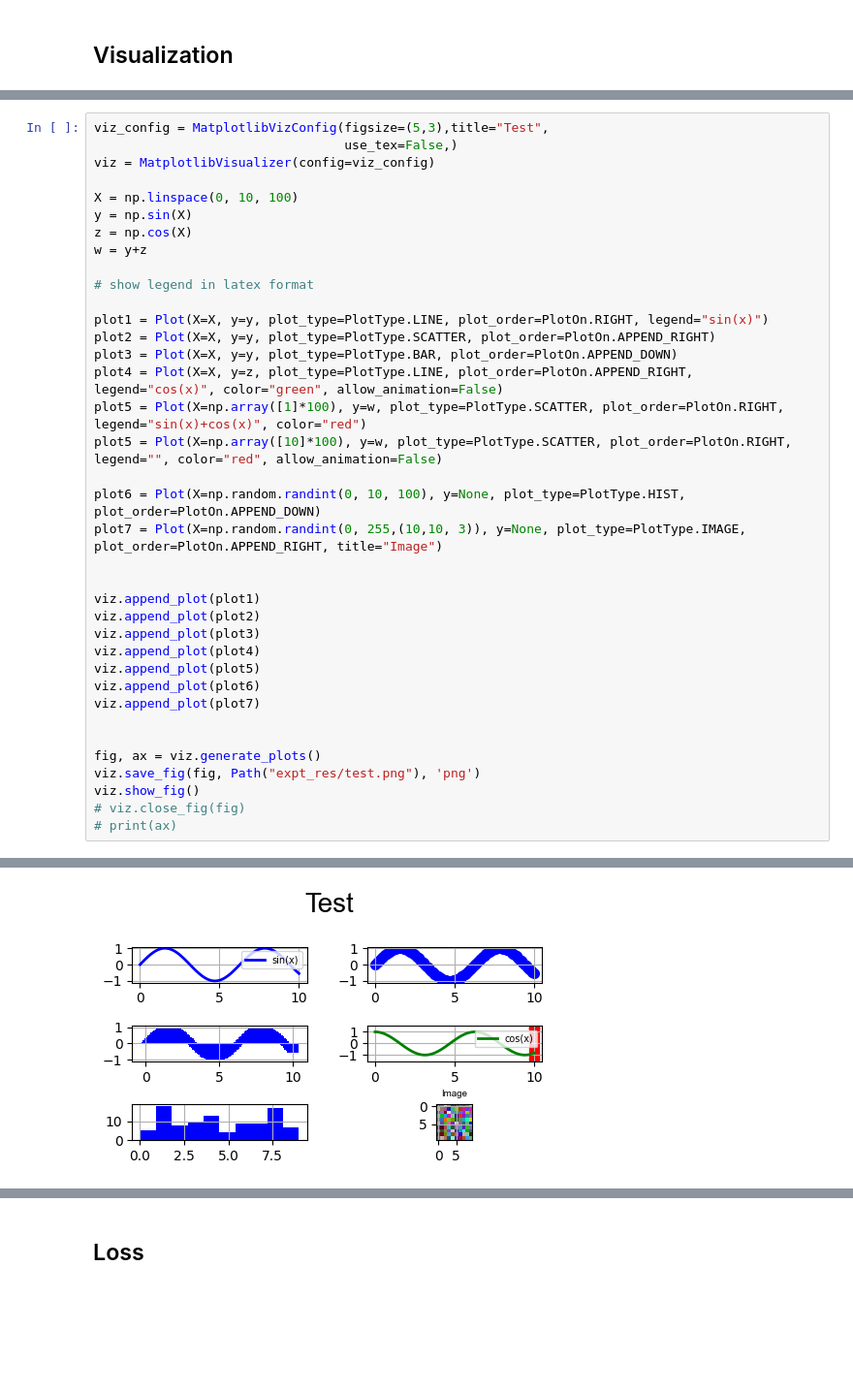
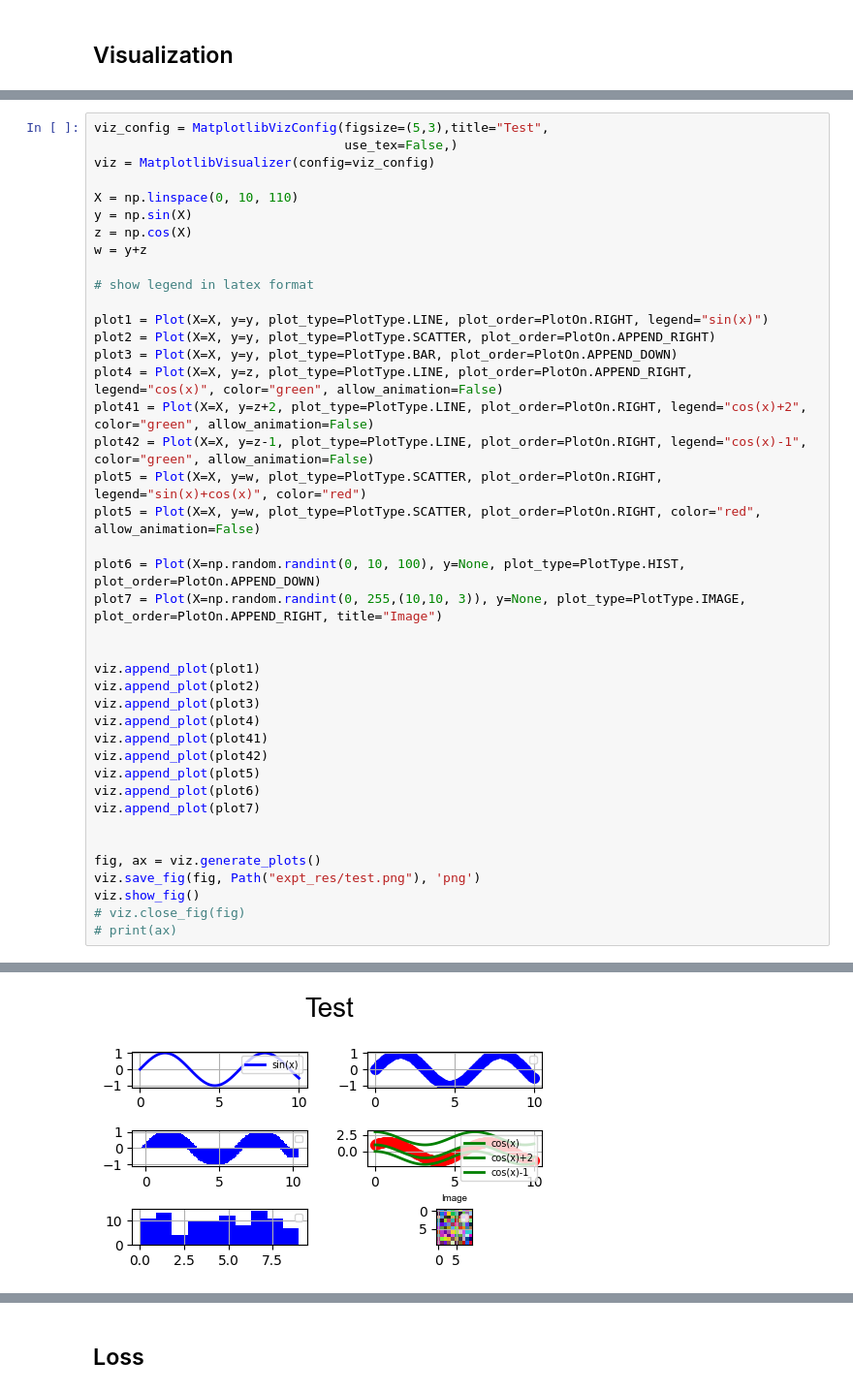
Before and after one commit to q-viper/gradients-based-methods-on-large-least-square, a Jupyter notebook: notebooks/experiment.ipynb, the cells around one changed output, grey strips where cells are left out. Shown at 97% size. Cells and saved outputs as stored; diff of their text form; blank space fills up the shorter version.

```diff
--- a/notebooks/experiment.ipynb
+++ b/notebooks/experiment.ipynb
@@ -290,7 +295,7 @@ viz_config = MatplotlibVizConfig(figsize=(5,3),title="Test",
                                  use_tex=False,)
 viz = MatplotlibVisualizer(config=viz_config)
 
-X = np.linspace(0, 10, 100)
+X = np.linspace(0, 10, 110)
 y = np.sin(X)
 z = np.cos(X)
 w = y+z
@@ -301,8 +306,10 @@ plot1 = Plot(X=X, y=y, plot_type=PlotType.LINE, plot_order=PlotOn.RIGHT, legend=
 plot2 = Plot(X=X, y=y, plot_type=PlotType.SCATTER, plot_order=PlotOn.APPEND_RIGHT)
 plot3 = Plot(X=X, y=y, plot_type=PlotType.BAR, plot_order=PlotOn.APPEND_DOWN)
 plot4 = Plot(X=X, y=z, plot_type=PlotType.LINE, plot_order=PlotOn.APPEND_RIGHT, legend="cos(x)", color="green", allow_animation=False)
-plot5 = Plot(X=np.array([1]*100), y=w, plot_type=PlotType.SCATTER, plot_order=PlotOn.RIGHT, legend="sin(x)+cos(x)", color="red")
-plot5 = Plot(X=np.array([10]*100), y=w, plot_type=PlotType.SCATTER, plot_order=PlotOn.RIGHT, legend="", color="red", allow_animation=False)
+plot41 = Plot(X=X, y=z+2, plot_type=PlotType.LINE, plot_order=PlotOn.RIGHT, legend="cos(x)+2", color="green", allow_animation=False)
+plot42 = Plot(X=X, y=z-1, plot_type=PlotType.LINE, plot_order=PlotOn.RIGHT, legend="cos(x)-1", color="green", allow_animation=False)
+plot5 = Plot(X=X, y=w, plot_type=PlotType.SCATTER, plot_order=PlotOn.RIGHT, legend="sin(x)+cos(x)", color="red")
+plot5 = Plot(X=X, y=w, plot_type=PlotType.SCATTER, plot_order=PlotOn.RIGHT, color="red", allow_animation=False)
 
 plot6 = Plot(X=np.random.randint(0, 10, 100), y=None, plot_type=PlotType.HIST, plot_order=PlotOn.APPEND_DOWN)
 plot7 = Plot(X=np.random.randint(0, 255,(10,10, 3)), y=None, plot_type=PlotType.IMAGE, plot_order=PlotOn.APPEND_RIGHT, title="Image")
@@ -312,6 +319,8 @@ viz.append_plot(plot1)
 viz.append_plot(plot2)
 viz.append_plot(plot3)
 viz.append_plot(plot4)
+viz.append_plot(plot41)
+viz.append_plot(plot42)
 viz.append_plot(plot5)
 viz.append_plot(plot6)
 viz.append_plot(plot7)
@@ -327,2 +340,2 @@ Making figure with 3 rows and 2 columns.
-[figure, old version]
+[figure, new version]
 # %%
```
Also changed, not shown: parts of 16 cells of this notebook.
